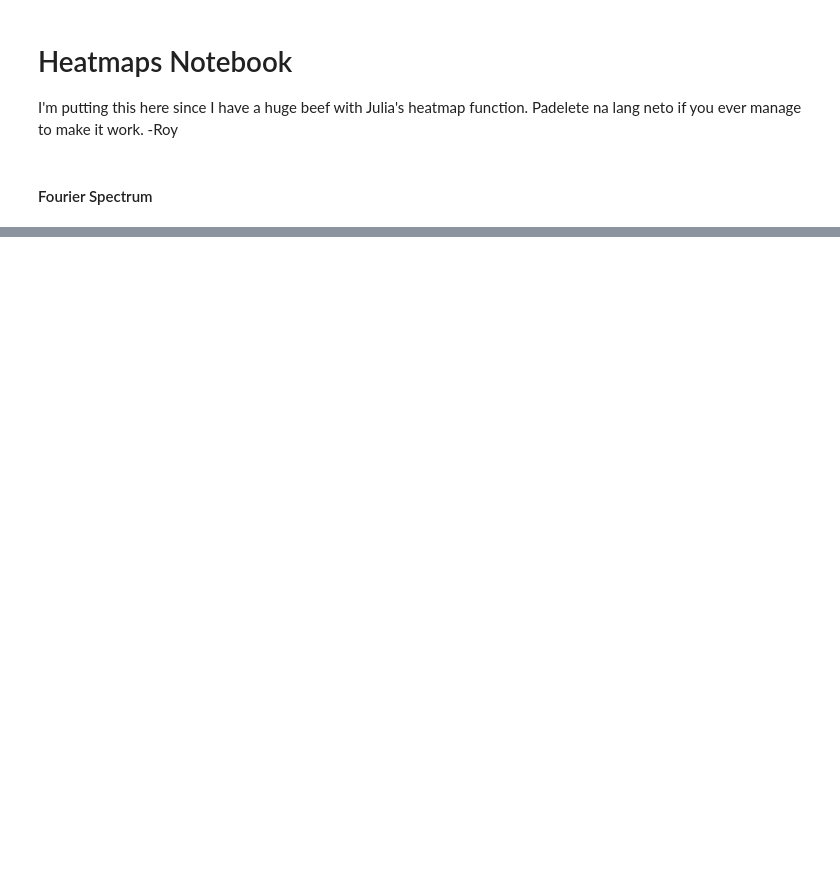
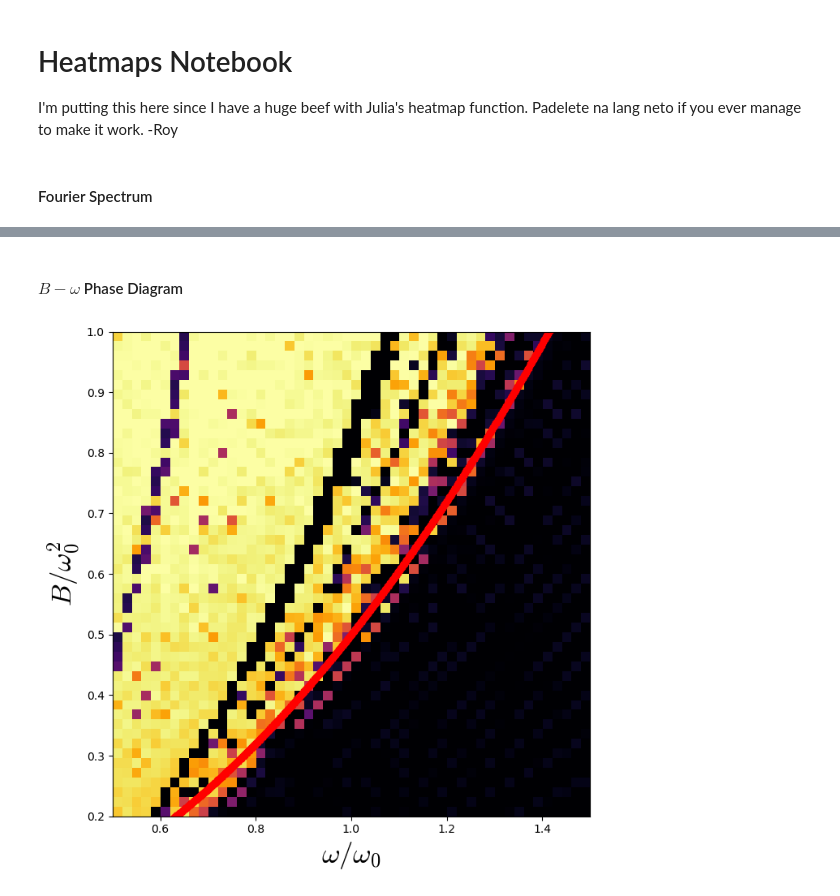
Before and after one commit to Treucyan/spinning-compass, a Jupyter notebook: Heatmap_plots.ipynb, the cells around one changed output, grey strips where cells are left out. Saved outputs shown, nothing was run; the diff lists cells and outputs as text; code cells hidden in the pictures; blank space fills up the shorter version.

```diff
--- a/Heatmap_plots.ipynb
+++ b/Heatmap_plots.ipynb
@@ -29,0 +31,27 @@ fig.savefig("image_results/period doubling bifurcations in spin compass.png")
+# %% [markdown]
+#### $B-\omega$ Phase Diagram
+# %%
+B_initial, B_final = 0.2, 1.0
+omega_initial, omega_final = 0.5, 1.5
+spectral_diagram = np.loadtxt("raw_data/b omega phase diagram data.txt")
+
+fig, ax = plt.subplots(1, 1, figsize = (7, 7))
+diagram = ax.imshow(spectral_diagram, cmap = "inferno", extent = [omega_initial, omega_final, B_initial, B_final], origin = "lower", \
+          aspect = "auto")
+
+diagram.set_clim(0.2, 0.6)
+ax.set_xlabel(r"$\omega / \omega_{0}$", fontsize = 25)
+ax.set_ylabel(r"$B / \omega_{0}^{2}$", fontsize = 25)
+
+critical_omega_array = np.linspace(omega_initial, omega_final, 1000)
+theory_critical_line = 0.5 * critical_omega_array**2
+
+ax.plot(critical_omega_array, theory_critical_line, "s-", color = "red", markersize = 5)
+
+ax.set_xlim(omega_initial, omega_final)
+ax.set_ylim(B_initial, B_final)
+
+fig.tight_layout()
+fig.savefig("image_results/b omega phase diagram.png")
+# %% [output]
+[figure, added]
```
Also changed, not shown: parts of 1 cell of this notebook, 1 other file.
